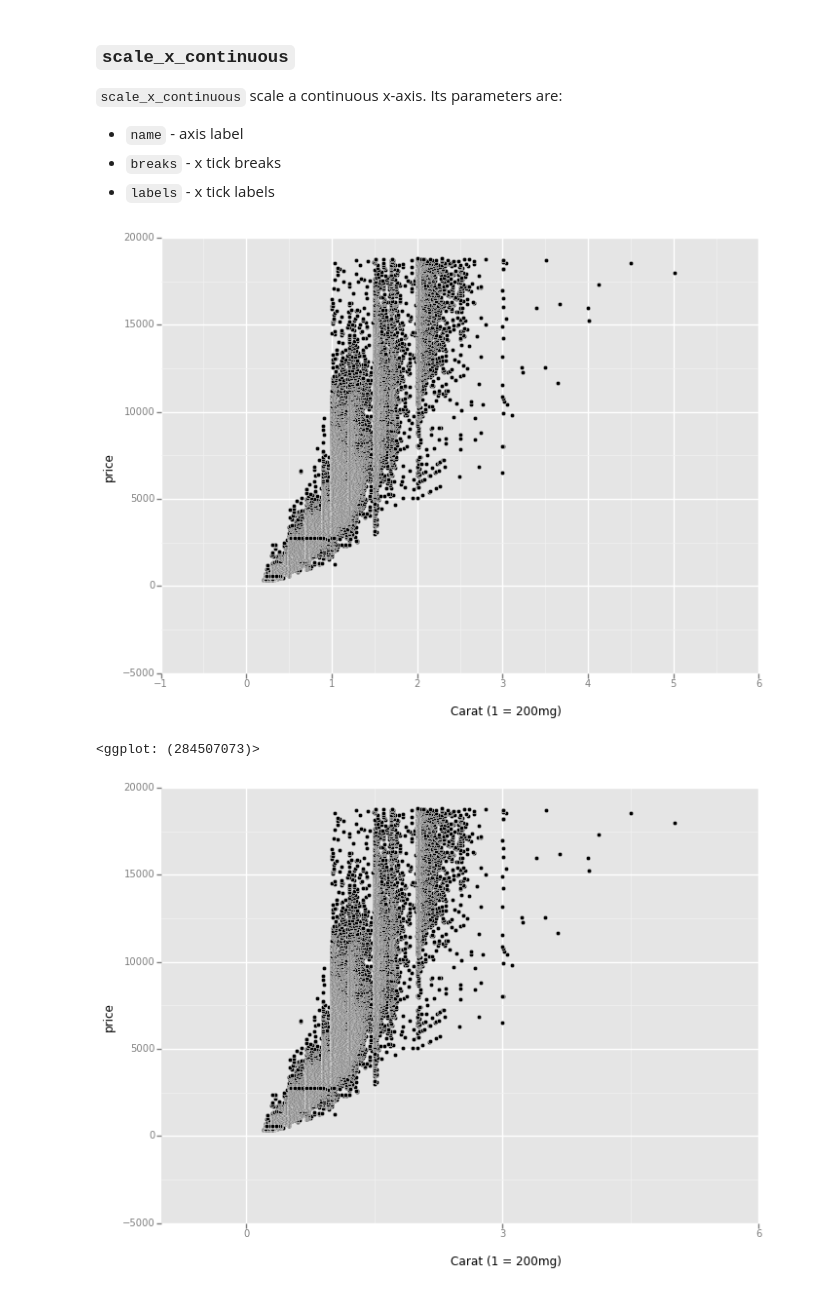
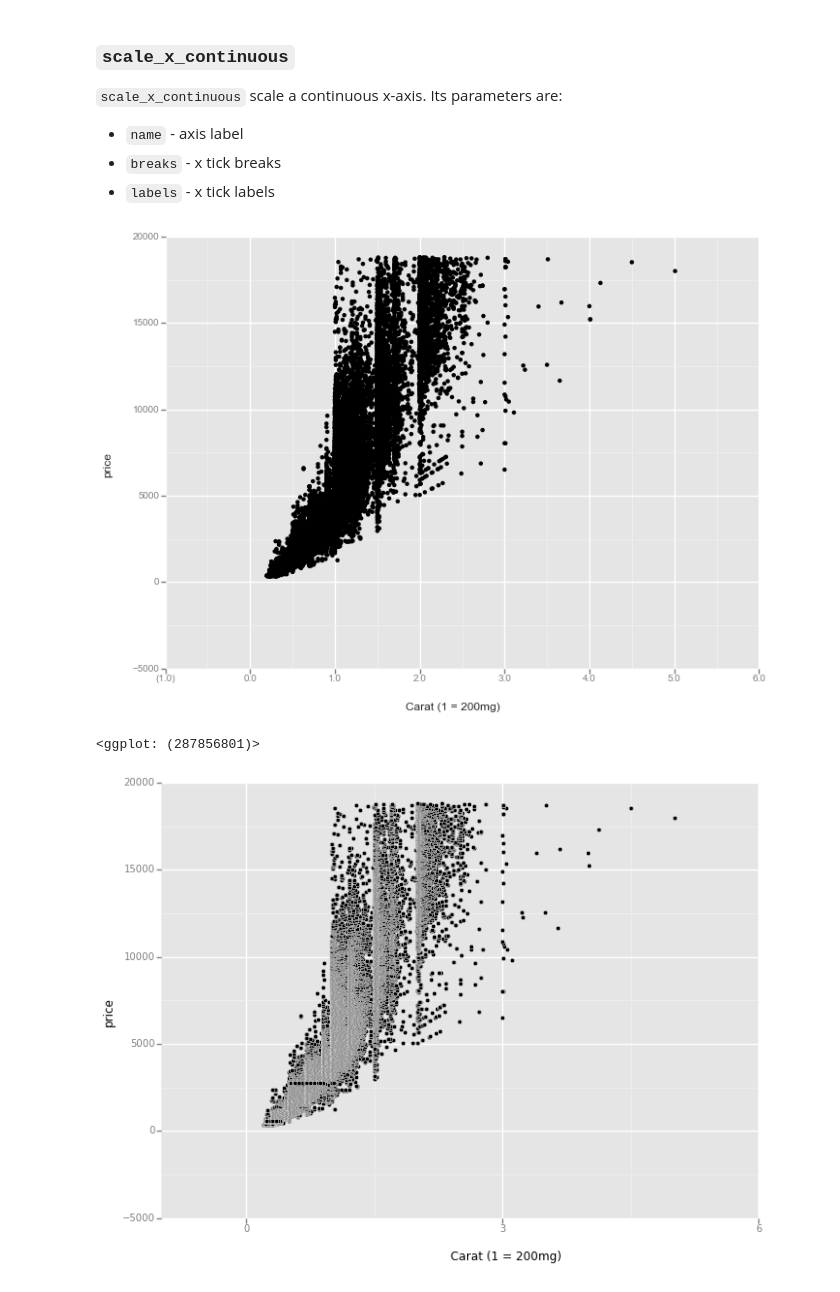
Before and after one commit to yhat/ggpy, a Jupyter notebook: docs/scales/scale_x_continuous.ipynb, the cells around one changed output. Drawn from its saved outputs; the diff is of its cells as text; code cells hidden in the pictures.

Commit message:
allow user to set xtick label and ytick label formats using lambda funcs

```diff
--- a/docs/scales/scale_x_continuous.ipynb
+++ b/docs/scales/scale_x_continuous.ipynb
@@ -11,10 +11,11 @@ from ggplot import *
 # %%
 ggplot(diamonds, aes(x='carat', y='price')) + \
     geom_point() + \
-    scale_x_continuous("Carat (1 = 200mg)")
+    scale_x_continuous("Carat (1 = 200mg)",
+                       xtick_formatter=lambda x: "{:,.1f}".format(x) if x >= 0 else "({:,.1f})".format(abs(x)))
 # %% [output]
-[figure, old version]
+[figure, new version]
-<ggplot: (284507073)>
+<ggplot: (287856801)>
 # %%
 ggplot(diamonds, aes(x='carat', y='price')) + \
     geom_point() + \
```
Also changed, not shown: 4 other files.
